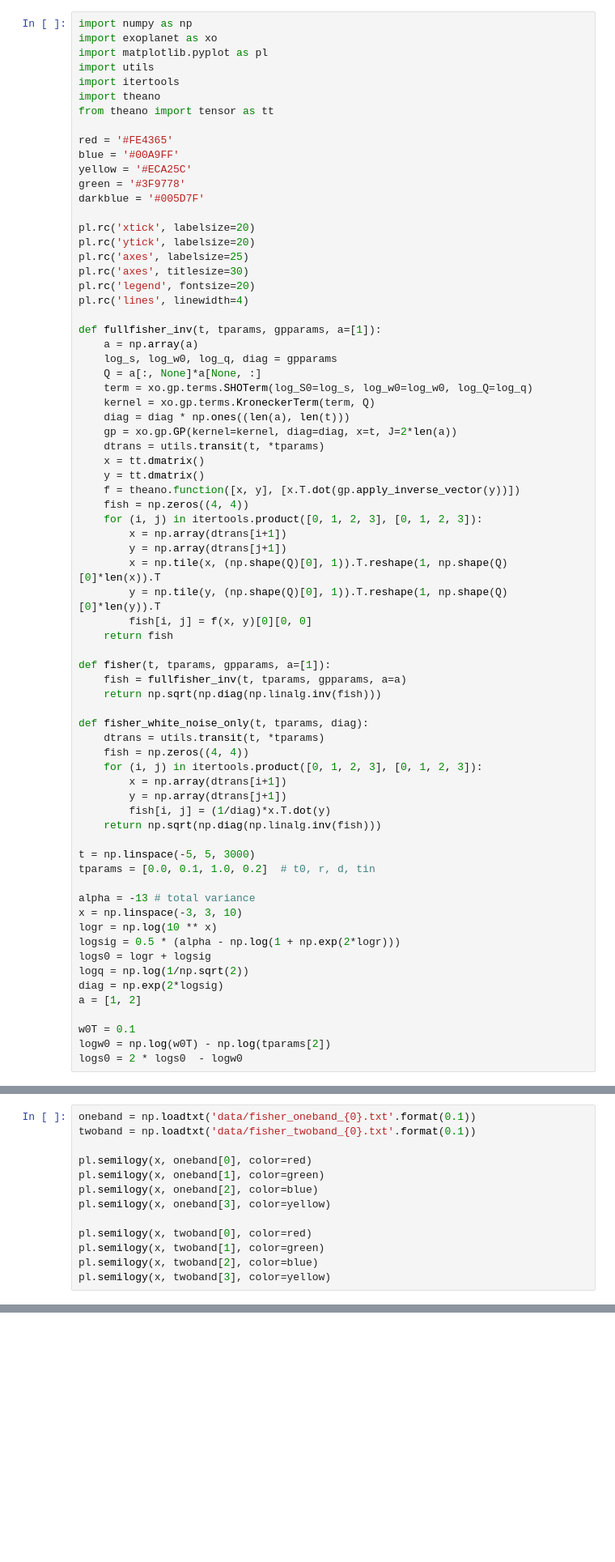
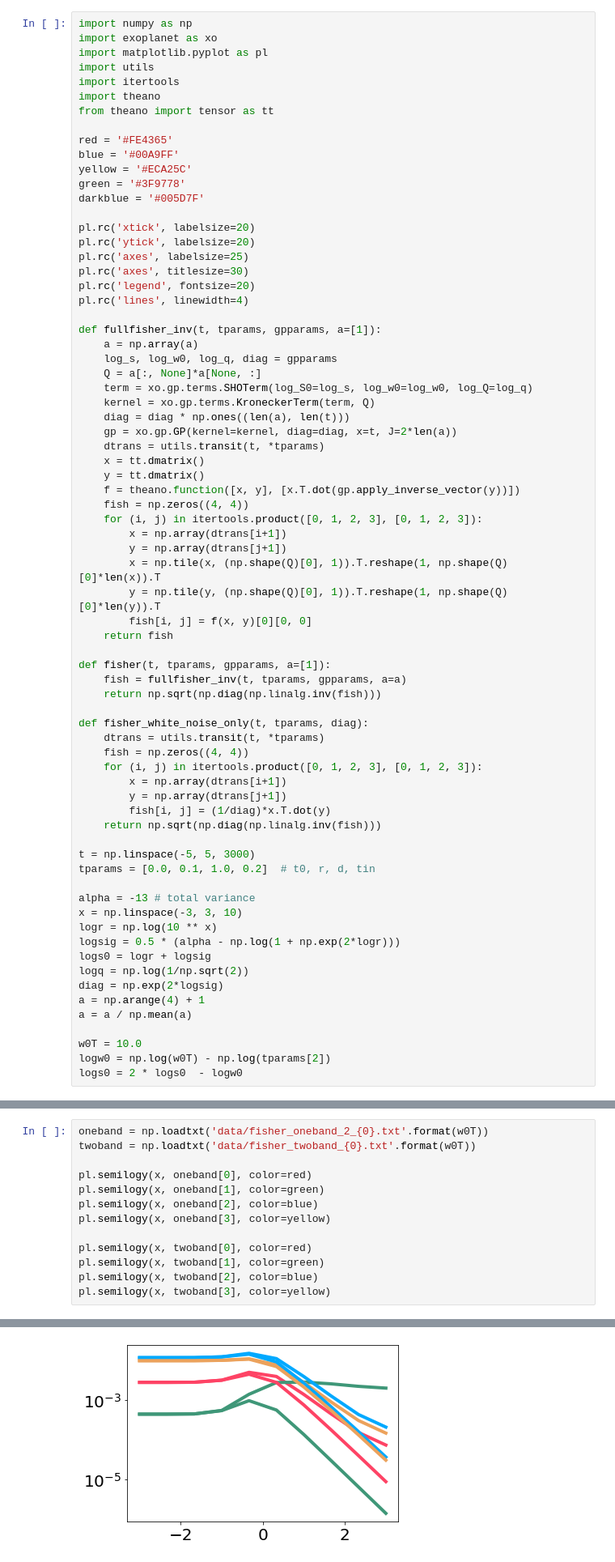
Before and after one commit to tagordon/mwtransits, a Jupyter notebook: plots.ipynb, the cells around one changed output, grey strips where cells are left out. Shown at 81% size. Drawn from its saved outputs; the diff is of its cells as text; blank space fills up the shorter version.

```diff
--- a/plots.ipynb
+++ b/plots.ipynb
@@ -64,9 +64,10 @@ logsig = 0.5 * (alpha - np.log(1 + np.exp(2*logr)))
 logs0 = logr + logsig
 logq = np.log(1/np.sqrt(2))
 diag = np.exp(2*logsig)
-a = [1, 2]
+a = np.arange(4) + 1
+a = a / np.mean(a)
 
-w0T = 0.1
+w0T = 10.0
 logw0 = np.log(w0T) - np.log(tparams[2])
 logs0 = 2 * logs0  - logw0
 # %%
@@ -80,6 +111,6 @@ np.savetxt('data/fisher_twoband_{0}.txt'.format(w0T), twoband)
 # %%
-oneband = np.loadtxt('data/fisher_oneband_{0}.txt'.format(0.1))
-twoband = np.loadtxt('data/fisher_twoband_{0}.txt'.format(0.1))
+oneband = np.loadtxt('data/fisher_oneband_2_{0}.txt'.format(w0T))
+twoband = np.loadtxt('data/fisher_twoband_{0}.txt'.format(w0T))
 
 pl.semilogy(x, oneband[0], color=red)
 pl.semilogy(x, oneband[1], color=green)
@@ -90,3 +121,4 @@ pl.semilogy(x, twoband[0], color=red)
 pl.semilogy(x, twoband[1], color=green)
 pl.semilogy(x, twoband[2], color=blue)
 pl.semilogy(x, twoband[3], color=yellow)
+# %% [output]
@@ -93,3 +126,4 @@ pl.semilogy(x, twoband[3], color=yellow)
+[figure, added]
 # %%
 t = np.linspace(-5, 5, 3000)
 tparams = [0.0, 0.1, 1.0, 0.2]  # t0, r, d, tin
```
Also changed, not shown: parts of 9 cells of this notebook, 18 other files.
